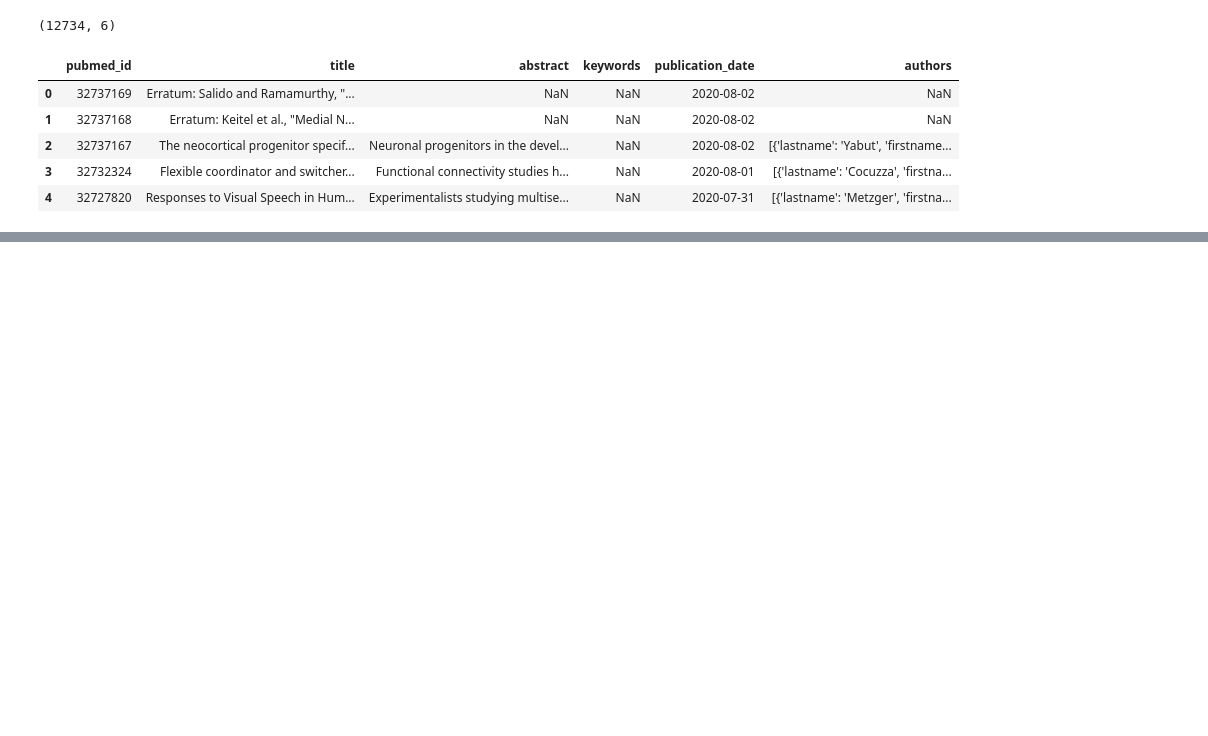
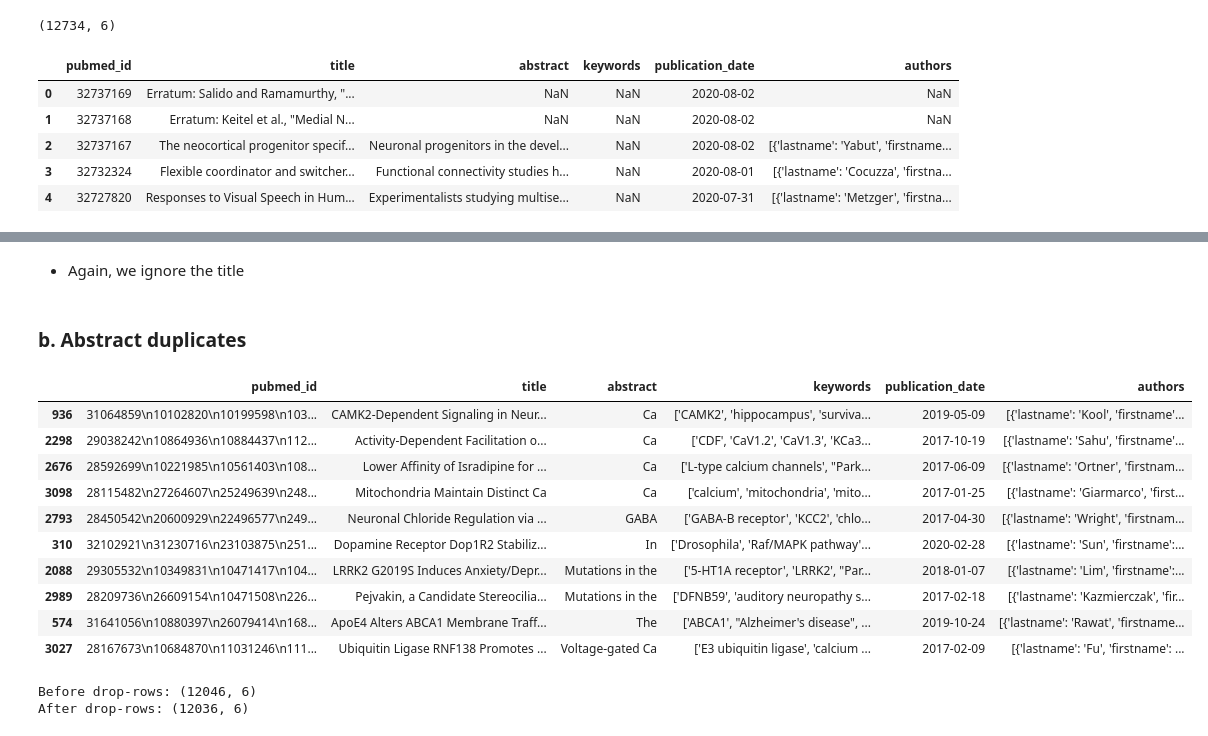
Before and after one commit to soyhyoj/research-trend-analysis, a Jupyter notebook: Data cleaning.ipynb, the cells around one changed output, grey strips where cells are left out. Saved outputs shown, nothing was run; the diff lists cells and outputs as text; code cells hidden in the pictures; blank space fills up the shorter version.

```diff
--- a/Data cleaning.ipynb
+++ b/Data cleaning.ipynb
@@ -263,0 +336,29 @@ dtype: int64
+# %% [markdown]
+- Again, we ignore the title
+# %% [markdown]
+### b. Abstract duplicates
+# %%
+jneuro_3[jneuro_3['abstract'].duplicated()].sort_values('abstract')
+# %% [output]
+|  | pubmed_id | title | abstract | keywords | publication_date | authors |
+| 936 | 31064859\n10102820\n10199598\n103... | CAMK2-Dependent Signaling in Neur... | Ca | ['CAMK2', 'hippocampus', 'surviva... | 2019-05-09 | [{'lastname': 'Kool', 'firstname'... |
+| 2298 | 29038242\n10864936\n10884437\n112... | Activity-Dependent Facilitation o... | Ca | ['CDF', 'CaV1.2', 'CaV1.3', 'KCa3... | 2017-10-19 | [{'lastname': 'Sahu', 'firstname'... |
+| 2676 | 28592699\n10221985\n10561403\n108... | Lower Affinity of Isradipine for ... | Ca | ['L-type calcium channels', "Park... | 2017-06-09 | [{'lastname': 'Ortner', 'firstnam... |
+| 3098 | 28115482\n27264607\n25249639\n248... | Mitochondria Maintain Distinct Ca | Ca | ['calcium', 'mitochondria', 'mito... | 2017-01-25 | [{'lastname': 'Giarmarco', 'first... |
+| 2793 | 28450542\n20600929\n22496577\n249... | Neuronal Chloride Regulation via ... | GABA | ['GABA-B receptor', 'KCC2', 'chlo... | 2017-04-30 | [{'lastname': 'Wright', 'firstnam... |
+| 310 | 32102921\n31230716\n23103875\n251... | Dopamine Receptor Dop1R2 Stabiliz... | In | ['Drosophila', 'Raf/MAPK pathway'... | 2020-02-28 | [{'lastname': 'Sun', 'firstname':... |
+| 2088 | 29305532\n10349831\n10471417\n104... | LRRK2 G2019S Induces Anxiety/Depr... | Mutations in the | ['5-HT1A receptor', 'LRRK2', "Par... | 2018-01-07 | [{'lastname': 'Lim', 'firstname':... |
+| 2989 | 28209736\n26609154\n10471508\n226... | Pejvakin, a Candidate Stereocilia... | Mutations in the | ['DFNB59', 'auditory neuropathy s... | 2017-02-18 | [{'lastname': 'Kazmierczak', 'fir... |
+| 574 | 31641056\n10880397\n26079414\n168... | ApoE4 Alters ABCA1 Membrane Traff... | The | ['ABCA1', "Alzheimer's disease", ... | 2019-10-24 | [{'lastname': 'Rawat', 'firstname... |
+| 3027 | 28167673\n10684870\n11031246\n111... | Ubiquitin Ligase RNF138 Promotes ... | Voltage-gated Ca | ['E3 ubiquitin ligase', 'calcium ... | 2017-02-09 | [{'lastname': 'Fu', 'firstname': ... |
+# %%
+# Let's drop these rows since these abstracts are incomplete hence unnecessary for our analysis
+
+print(f'Before drop-rows: {jneuro_3.shape}')
+
+jneuro_3 = jneuro_3[~jneuro_3['abstract'].duplicated()]
+
+print(f'After drop-rows: {jneuro_3.shape}')
+# %% [output]
+Before drop-rows: (12046, 6)
+After drop-rows: (12036, 6)
```
Also changed, not shown: parts of 32 cells of this notebook, 1 other file.
